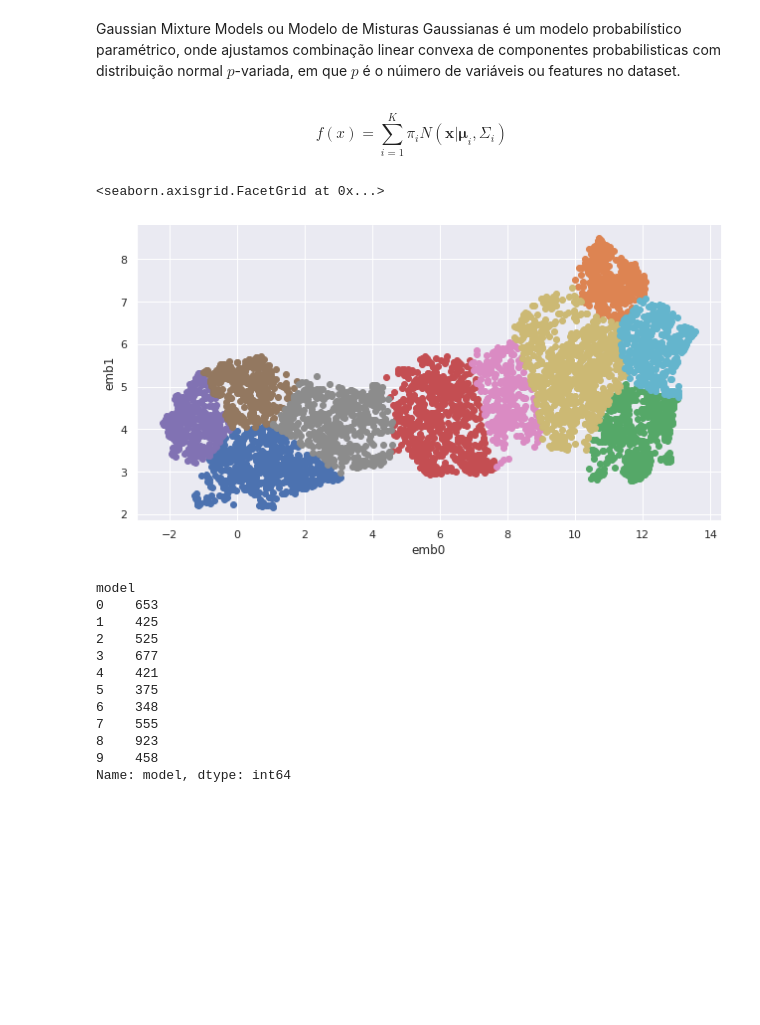
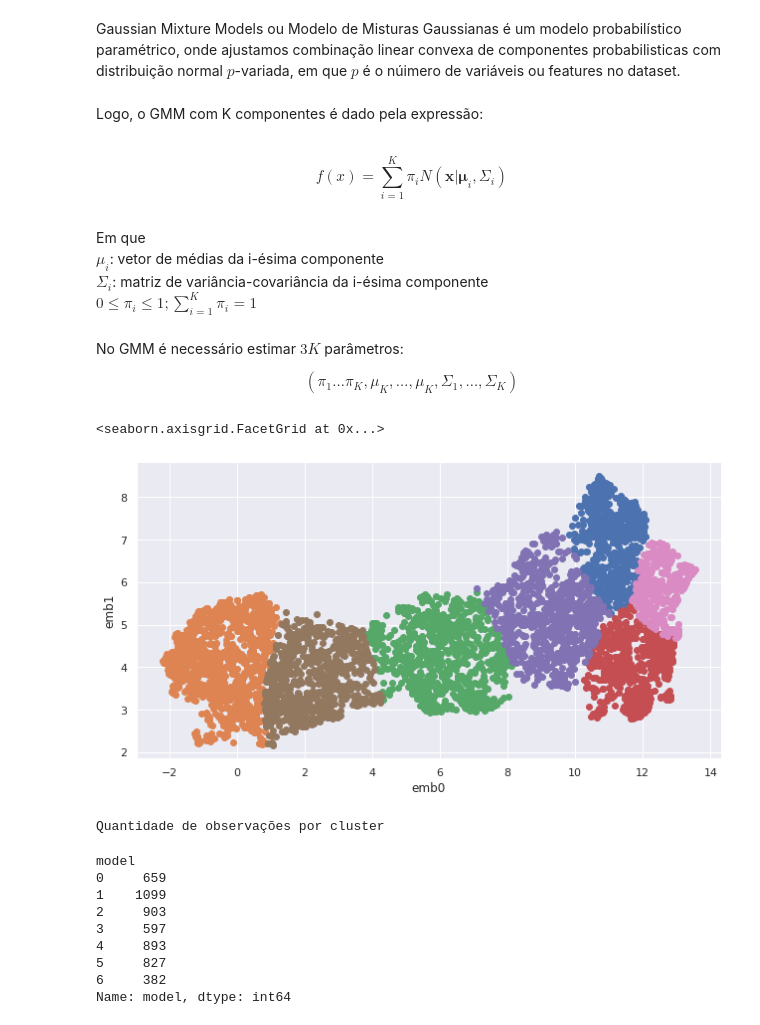
Before and after one commit to Jailsonrs/Poneglyph, a Jupyter notebook: UMAP-GMM.ipynb, the cells around one changed output. Drawn from its saved outputs; the diff is of its cells as text; code cells hidden in the pictures; blank space fills up the shorter version.

Commit message:
descritivo clusters

```diff
--- a/UMAP-GMM.ipynb
+++ b/UMAP-GMM.ipynb
@@ -219,43 +218,54 @@ plt.show()
 ### GMM
 # %% [markdown]
 Gaussian Mixture Models ou Modelo de Misturas Gaussianas é um modelo probabilístico paramétrico, onde ajustamos combinação linear convexa de componentes probabilisticas com distribuição normal $p$-variada, em que $p$ é o núimero de variáveis ou features no dataset.
+# %% [markdown]
+Logo, o GMM com K componentes é dado pela expressão:
 # %% [markdown]
 $$f(x) = \sum_{i=1}^K \pi_i N(\pmb{x}| \pmb{\mu}_i, \Sigma_i)$$
+# %% [markdown]
+Em que  \
+$\mu_i$: vetor de médias da i-ésima componente \
+$\Sigma_i$: matriz de variância-covariância da i-ésima componente \
+$ 0 \leq \pi_i \leq 1;   \sum_{i=1}^K \pi_i = 1$
+# %% [markdown]
+No GMM é necessário estimar $3K$ parâmetros:
+
+$$(\pi_1 \ldots \pi_K,\mu_K, \ldots, \mu_K, \Sigma_1, \ldots, \Sigma_K)$$
 # %%
 embedding = pd.DataFrame(UMAP_embedding)
 
-gmm = GaussianMixture(n_components = 10, init_params = "kmeans", max_iter = 100, covariance_type = 'diag' )
+gmm = GaussianMixture(n_components = 7, init_params = "kmeans", max_iter = 100, covariance_type = 'diag' )
 
 gmm = gmm.fit(embedding)
 
 mixtures = pd.DataFrame({"model" : gmm.predict(embedding)})
 
 df_c = pd.concat([embedding,  mixtures.reset_index(drop = True)], axis = 1)
 
 df_c.columns = ['emb0','emb1',"model"]
 
 #plotting clusters
 fg = seaborn.FacetGrid(data=df_c, hue='model', aspect=1.8,height =5)
 
 fg.map(plt.scatter, 'emb0',"emb1")
 # %% [output]
 <seaborn.axisgrid.FacetGrid at 0x...>
-[figure, old version]
+[figure, new version]
 # %%
-dados_clusterizados = pd.DataFrame(dados_municipais_numericFeatures)
+dados_clusterizados = pd.DataFrame(df_std)
 dados_clusterizados.columns = columns
 dados_clusterizados = pd.concat([dados_clusterizados, mixtures.reset_index(drop = True)], axis = 1)
+print("Quantidade de observações por cluster")
+
 dados_clusterizados.groupby(['model'])['model'].count()
 # %% [output]
-model
-0    653
-1    425
-2    525
-3    677
-4    421
-5    375
-6    348
-7    555
-8    923
-9    458
-Name: model, dtype: int64
+Quantidade de observações por cluster
+model
+0     659
+1    1099
+2     903
+3     597
+4     893
+5     827
+6     382
+Name: model, dtype: int64
```
Also changed, not shown: parts of 16 cells of this notebook.
